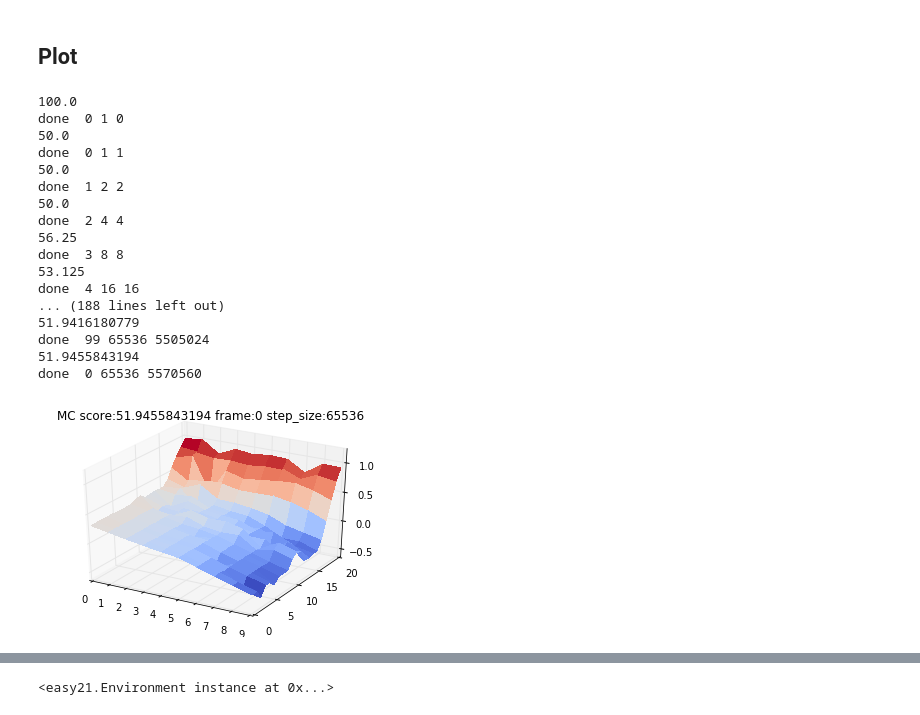
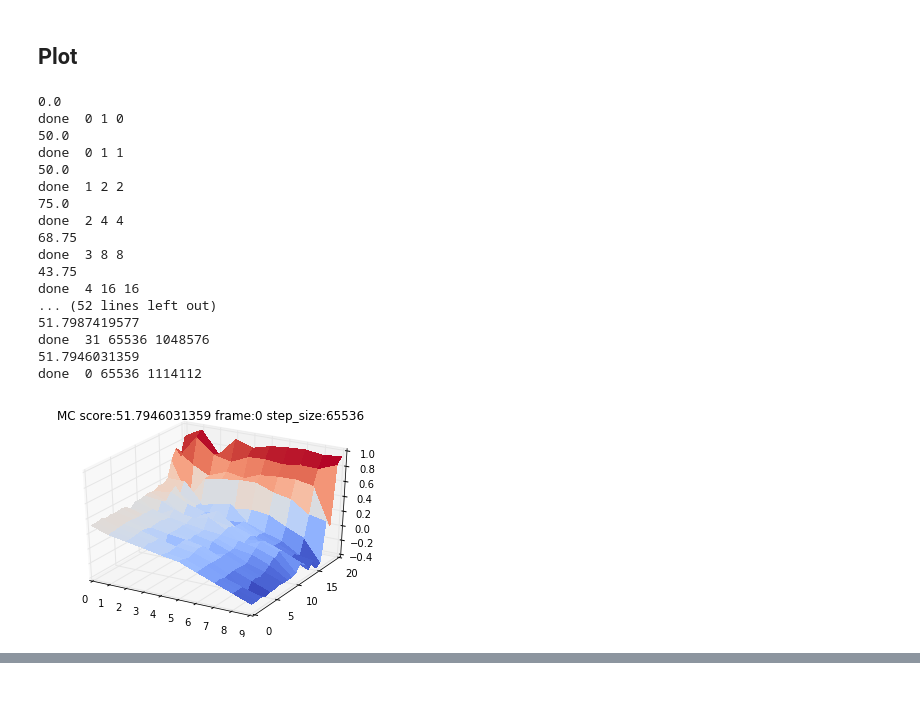
Before and after one commit to analog-rl/Easy21, a Jupyter notebook: Joe #2 Monte-Carlo Control in Easy21/Joe #2 Monte-Carlo Control in Easy21.ipynb, the cells around one changed output, grey strips where cells are left out. Cells and saved outputs as stored; diff of their text form; code cells hidden in the pictures.

Commit message:
[refactor] show graphs for different N

```diff
--- a/Joe #2 Monte-Carlo Control in Easy21/Joe #2 Monte-Carlo Control in Easy21.ipynb
+++ b/Joe #2 Monte-Carlo Control in Easy21/Joe #2 Monte-Carlo Control in Easy21.ipynb
@@ -52,9 +52,15 @@ class MC_Agent:
 
         # epsilon greedy policy
         if random.random() < curr_epsilon:
-            return Actions.hit if random.random()<0.5 else Actions.stick
+            r_action = Actions.hit if random.random()<0.5 else Actions.stick
+#             if (dealer_idx == 0 and player_idx == 0):
+#                 print ("epsilon:%s, random:%s " % (curr_epsilon, r_action))
+            return r_action
         else:
-            return Actions.to_action(np.argmax(self.Q[dealer_idx, player_idx, :]))
+            action = Actions.to_action(np.argmax(self.Q[dealer_idx, player_idx, :]))
+#             if (dealer_idx == 0 and player_idx == 0):
+#                 print ("epsilon:%s Qvals:%s Q:%s" % (curr_epsilon, self.Q[dealer_idx, player_idx, :], action))
+            return action
 
     def train(self, iterations):
 
@@ -142,7 +148,7 @@ for i in xrange (10):
 # %%
 # Feel free to choose an alternative value for N0, if it helps producing better results.
 # %%
-N0 = 300
-agent = MC_Agent(Environment(), N0)
-for i in xrange (10):
-    agent.train(50000)
+# N0 = 300
+# agent = MC_Agent(Environment(), N0)
+# for i in xrange (10):
+#     agent.train(50000)
@@ -160,5 +155,5 @@ for i in xrange (10):
 # %%
-N0 = 30
-agent = MC_Agent(Environment(), N0)
-for i in xrange (10):
-    agent.train(50000)
+# N0 = 30
+# agent = MC_Agent(Environment(), N0)
+# for i in xrange (10):
+#     agent.train(50000)
@@ -194,42 +175,42 @@ def animate(frame):
     # plt.draw()
     fig.canvas.draw()
     print "done ", frame, step_size, i
-    return surf, "hello", "snow"
+    return surf
 # %%
 import matplotlib.pyplot as plt
 import matplotlib.animation as animation
 from mpl_toolkits.mplot3d import Axes3D
 from matplotlib import cm
 %matplotlib inline
 
-fig = plt.figure()
+N0 = 100
+agent = MC_Agent(Environment(), N0)
+fig = plt.figure("N100")
 ax = fig.add_subplot(111, projection='3d')
 
-# ani = animation.FuncAnimation(fig, animate, 10, repeat=False)
 ani = animation.FuncAnimation(fig, animate, 32, repeat=False)
-# ani = animation.FuncAnimation(fig, animate, 100, repeat=False)
 
 # note: requires gif writer; swap with plt.show()
 ani.save('MC_Agent.gif', writer='imagemagick', fps=3)
 # plt.show()
 # %% [output]
-100.0
+0.0
 done  0 1 0
 50.0
 done  0 1 1
 50.0
 done  1 2 2
-50.0
+75.0
 done  2 4 4
-56.25
+68.75
 done  3 8 8
-53.125
+43.75
 done  4 16 16
-... (188 lines left out)
-51.9416180779
-done  99 65536 5505024
-51.9455843194
-done  0 65536 5570560
+... (52 lines left out)
+51.7987419577
+done  31 65536 1048576
+51.7946031359
+done  0 65536 1114112
-[figure, old version]
+[figure, new version]
 # %%
 from IPython.display import Image
@@ -237,7 +217,3 @@ from IPython.display import Image
 Image(url="MC_Agent.gif")
 # %% [output]
 [interactive output not drawn]
-# %%
-agent.env
-# %% [output]
-<easy21.Environment instance at 0x...>
```
Also changed, not shown: parts of 11 cells of this notebook, 3 other files.
